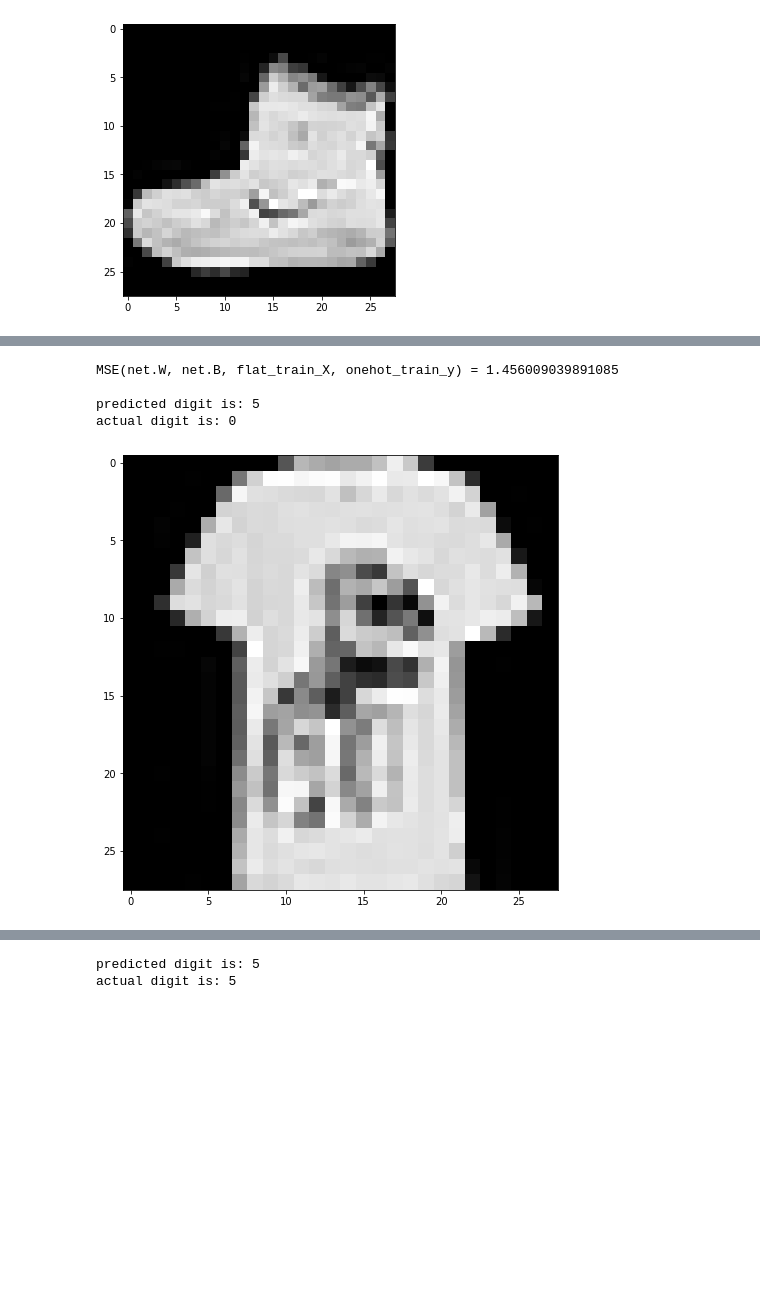
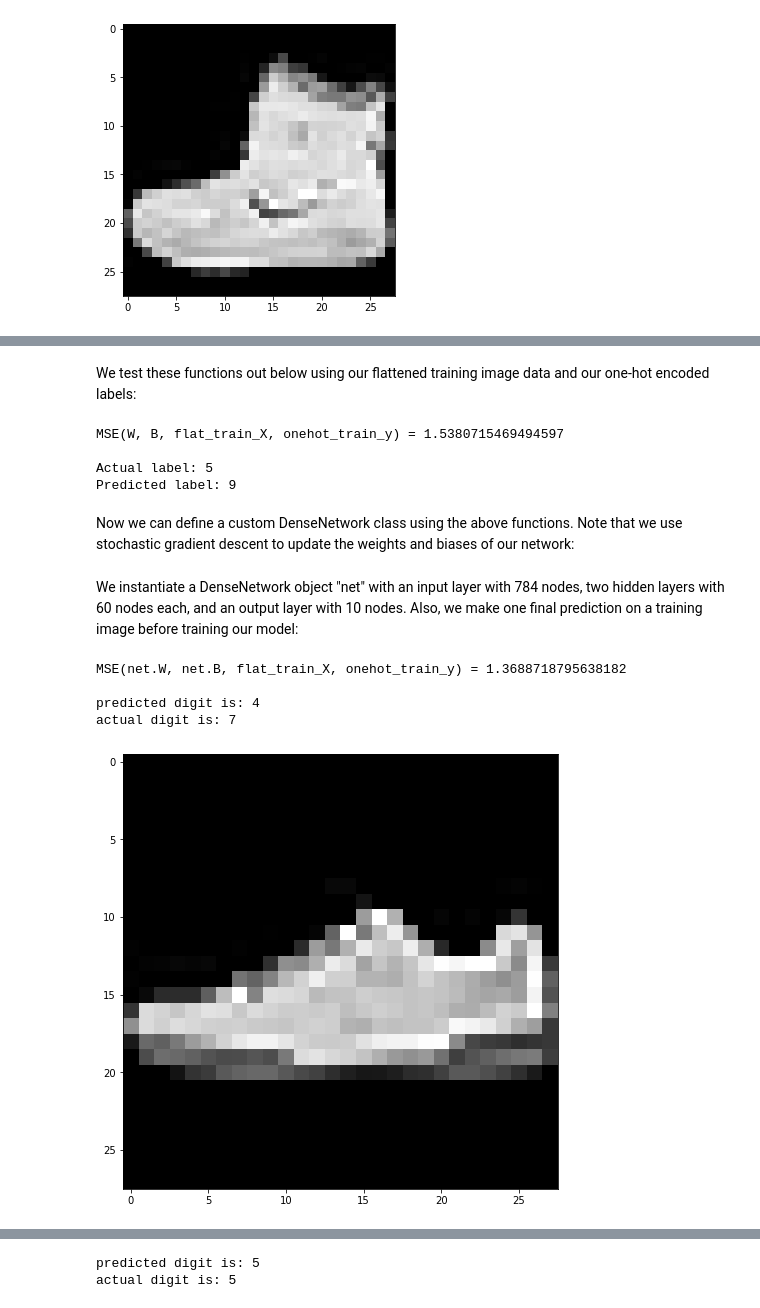
Before and after one commit to j-forner/Data_Science_and_Machine_Learning_Project, a Jupyter notebook: 1. Supervised Learning/4. Deep Neural Networks/deep_neural_networks.ipynb, the cells around one changed output, grey strips where cells are left out. Drawn from its saved outputs; the diff is of its cells as text; code cells hidden in the pictures; blank space fills up the shorter version.

Commit message:
Annotated deep neural networks file

```diff
--- a/1. Supervised Learning/4. Deep Neural Networks/deep_neural_networks.ipynb
+++ b/1. Supervised Learning/4. Deep Neural Networks/deep_neural_networks.ipynb
@@ -197 +220,14 @@ Predicted label: 5
+# %% [markdown]
+We test these functions out below using our flattened training image data and our one-hot encoded labels:
+# %%
+print(f"MSE(W, B, flat_train_X, onehot_train_y) = {MSE(W, B, flat_train_X, onehot_train_y)} \n") # calculating the loss function over all the training data
+
+random_experiment(W, B, flat_train_X, onehot_train_y) # performing a prediction on one piece of training data
+# %% [output]
+MSE(W, B, flat_train_X, onehot_train_y) = 1.5380715469494597
+
+Actual label: 5
+Predicted label: 9
+# %% [markdown]
+Now we can define a custom DenseNetwork class using the above functions. Note that we use stochastic gradient descent to update the weights and biases of our network:
 # %%
@@ -249,25 +284,25 @@ class DenseNetwork(object):
         depth = len(self.layers)
         _, A = forward_pass(self.W, self.B, xi)
         return np.argmax(A[-1])
+# %% [markdown]
+We instantiate a DenseNetwork object "net" with an input layer with 784 nodes, two hidden layers with 60 nodes each, and an output layer with 10 nodes. Also, we make one final prediction on a training image before training our model:
 # %%
-# Initialize a network with 784 input nodes, two hidden layers with 60 nodes each
-# and a output layer with 10 nodes.
-net = DenseNetwork(layers = [784, 120, 145, 120, 10])
+net = DenseNetwork(layers = [784, 60, 60, 10])
 
 # Check the mean squared error before training
 print(f"MSE(net.W, net.B, flat_train_X, onehot_train_y) = {MSE(net.W, net.B, flat_train_X, onehot_train_y)} \n")
 
 # Make a random prediction before training
 i = np.random.randint(0, len(flat_test_X))
 prediction = net.predict(flat_test_X[i])
 print(f"predicted digit is: {prediction}")
 print(f"actual digit is: {np.argmax(onehot_test_y[i])}")
 plt.figure(figsize=(8, 8))
 plt.imshow(test_X[i], cmap="gray")
 plt.show()
 # %% [output]
-MSE(net.W, net.B, flat_train_X, onehot_train_y) = 1.456009039891085
+MSE(net.W, net.B, flat_train_X, onehot_train_y) = 1.3688718795638182
 
-predicted digit is: 5
-actual digit is: 0
+predicted digit is: 4
+actual digit is: 7
-[figure, old version]
+[figure, new version]
```
Also changed, not shown: parts of 32 cells of this notebook, 2 other files.
